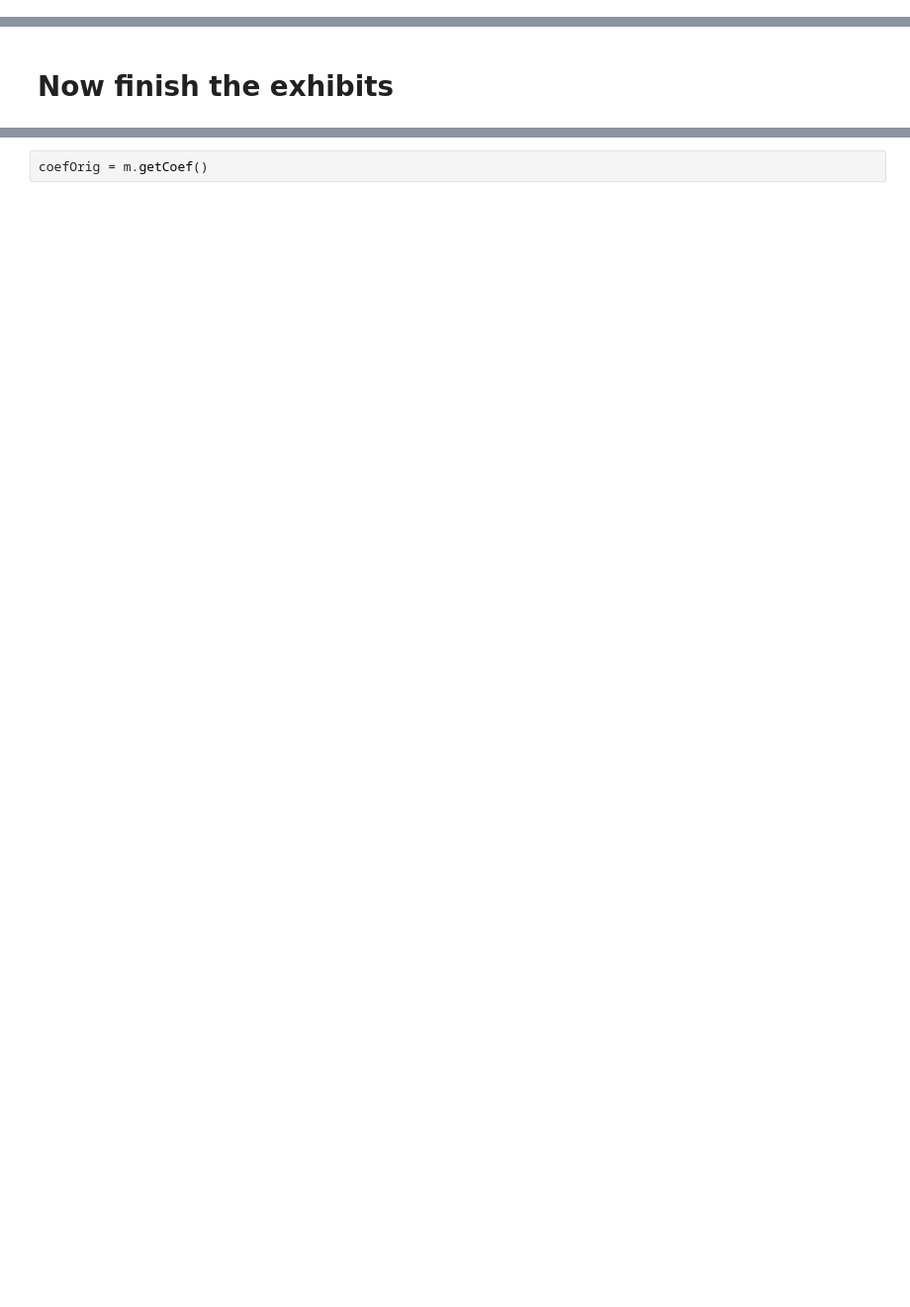
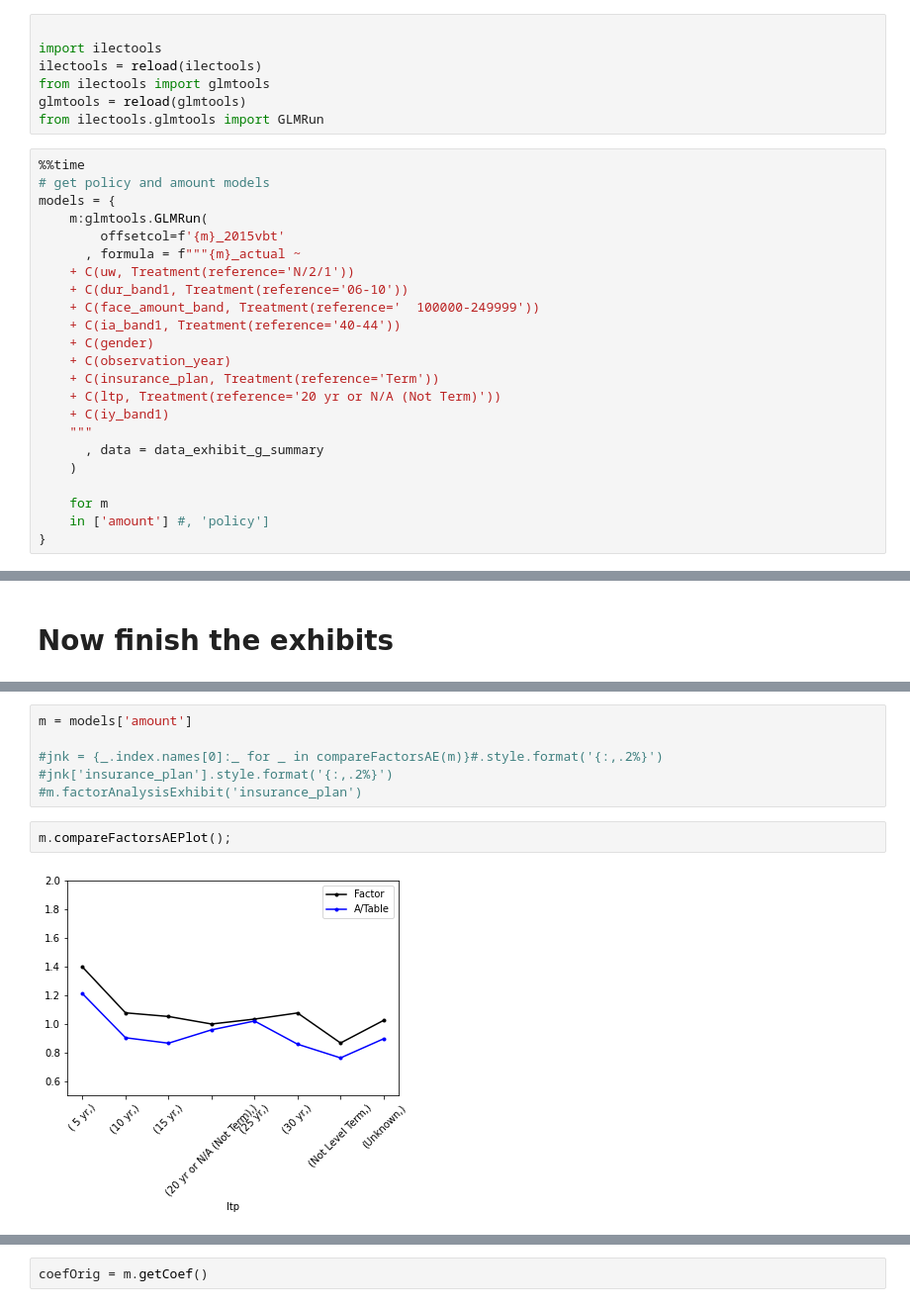
Before and after one commit to SOA-ILEC-Demo/ILECTools, a Jupyter notebook: sample_notebooks/Beyond_Actual_to_Table.ipynb, the cells around one changed output, grey strips where cells are left out. Shown at 99% size. Saved outputs shown, nothing was run; the diff lists cells and outputs as text; blank space fills up the shorter version.

```diff
--- a/sample_notebooks/Beyond_Actual_to_Table.ipynb
+++ b/sample_notebooks/Beyond_Actual_to_Table.ipynb
@@ -145,0 +116,30 @@ Wall time: 1min 11s
+# %%
+
+import ilectools
+ilectools = reload(ilectools)
+from ilectools import glmtools
+glmtools = reload(glmtools)
+from ilectools.glmtools import GLMRun
+# %%
+%%time
+# get policy and amount models
+models = {
+    m:glmtools.GLMRun(
+        offsetcol=f'{m}_2015vbt'
+      , formula = f"""{m}_actual ~
+    + C(uw, Treatment(reference='N/2/1'))
+    + C(dur_band1, Treatment(reference='06-10'))
+    + C(face_amount_band, Treatment(reference='  100000-249999'))
+    + C(ia_band1, Treatment(reference='40-44'))
+    + C(gender)
+    + C(observation_year)
+    + C(insurance_plan, Treatment(reference='Term'))
+    + C(ltp, Treatment(reference='20 yr or N/A (Not Term)'))
+    + C(iy_band1)
+    """
+      , data = data_exhibit_g_summary
+    )
+
+    for m
+    in ['amount'] #, 'policy']
+}
@@ -149,0 +224,10 @@ m = models['policy']
+# %%
+m = models['amount']
+
+#jnk = {_.index.names[0]:_ for _ in compareFactorsAE(m)}#.style.format('{:,.2%}')
+#jnk['insurance_plan'].style.format('{:,.2%}')
+#m.factorAnalysisExhibit('insurance_plan')
+# %%
+m.compareFactorsAEPlot();
+# %% [output]
+[figure, added]
```
Also changed, not shown: parts of 44 cells of this notebook, 2 other files.
